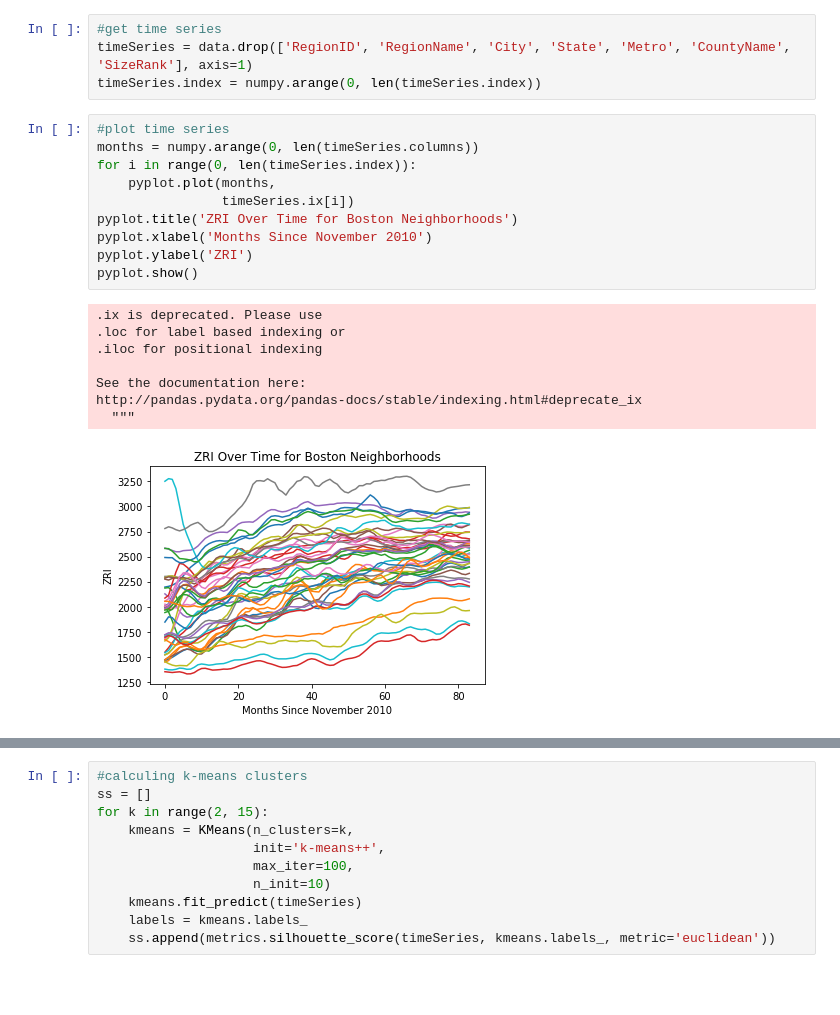
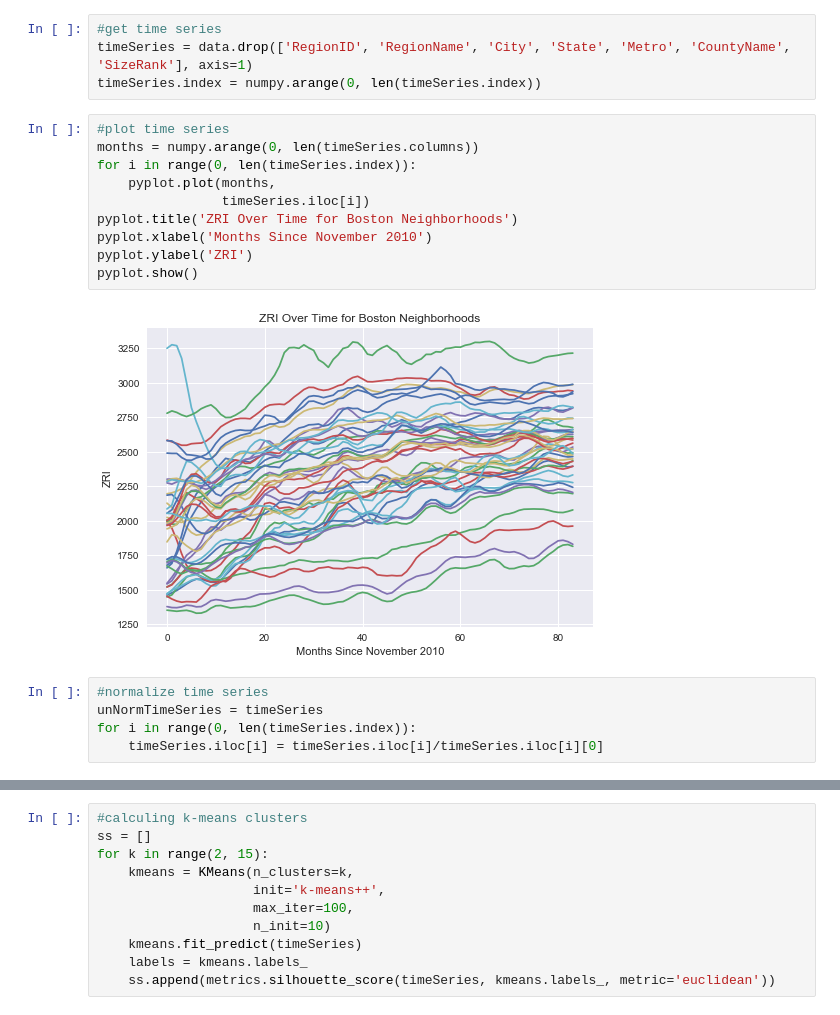
Before and after one commit to weizhongg/Boston-rental-prices-CS-506-project, a Jupyter notebook: Final Project.ipynb, the cells around one changed output, grey strips where cells are left out. Drawn from its saved outputs; the diff is of its cells as text; blank space fills up the shorter version.

Commit message:
Normalized time series analysis

```diff
--- a/Final Project.ipynb
+++ b/Final Project.ipynb
@@ -114,19 +114,17 @@ timeSeries.index = numpy.arange(0, len(timeSeries.index))
 # %%
 #plot time series
 months = numpy.arange(0, len(timeSeries.columns))
 for i in range(0, len(timeSeries.index)):
     pyplot.plot(months,
-                timeSeries.ix[i])
+                timeSeries.iloc[i])
 pyplot.title('ZRI Over Time for Boston Neighborhoods')
 pyplot.xlabel('Months Since November 2010')
 pyplot.ylabel('ZRI')
 pyplot.show()
 # %% [output]
-.ix is deprecated. Please use
-.loc for label based indexing or
-.iloc for positional indexing
-
-See the documentation here:
-http://pandas.pydata.org/pandas-docs/stable/indexing.html#deprecate_ix
-  """
-[figure, old version]
+[figure, new version]
+# %%
+#normalize time series
+unNormTimeSeries = timeSeries
+for i in range(0, len(timeSeries.index)):
+    timeSeries.iloc[i] = timeSeries.iloc[i]/timeSeries.iloc[i][0]
```
Also changed, not shown: parts of 14 cells of this notebook.
